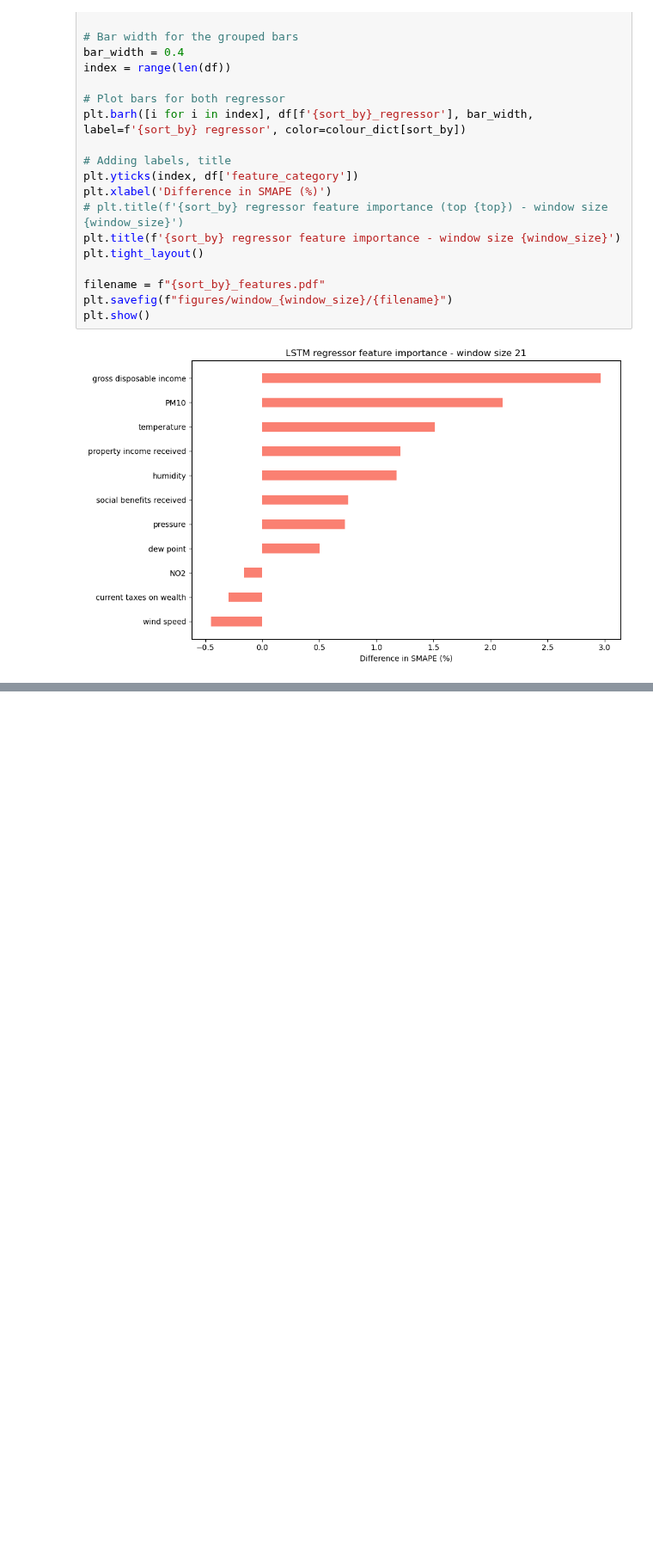
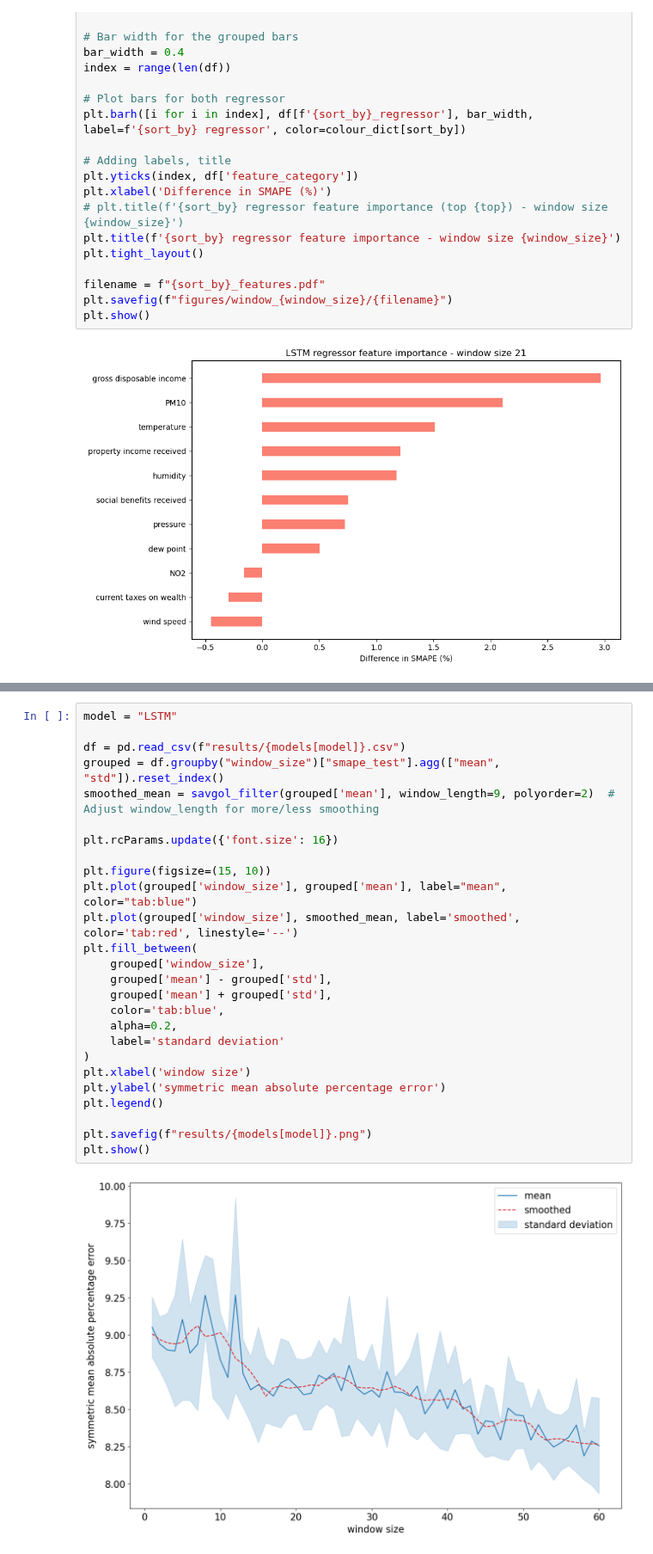
Before and after one commit to michellewl/AQmortality, a Jupyter notebook: mortality_model/regional_regression.ipynb, the cells around one changed output, grey strips where cells are left out. Shown at 86% size. Saved outputs shown, nothing was run; the diff lists cells and outputs as text; blank space fills up the shorter version.

Commit message:
Added code to visualise results of window size sweeps

```diff
--- a/mortality_model/regional_regression.ipynb
+++ b/mortality_model/regional_regression.ipynb
@@ -335,0 +345,28 @@ plt.show()
+# %%
+model = "LSTM"
+
+df = pd.read_csv(f"results/{models[model]}.csv")
+grouped = df.groupby("window_size")["smape_test"].agg(["mean", "std"]).reset_index()
+smoothed_mean = savgol_filter(grouped['mean'], window_length=9, polyorder=2)  # Adjust window_length for more/less smoothing
+
+plt.rcParams.update({'font.size': 16})
+
+plt.figure(figsize=(15, 10))
+plt.plot(grouped['window_size'], grouped['mean'], label="mean", color="tab:blue")
+plt.plot(grouped['window_size'], smoothed_mean, label='smoothed', color='tab:red', linestyle='--')
+plt.fill_between(
+    grouped['window_size'],
+    grouped['mean'] - grouped['std'],
+    grouped['mean'] + grouped['std'],
+    color='tab:blue',
+    alpha=0.2,
+    label='standard deviation'
+)
+plt.xlabel('window size')
+plt.ylabel('symmetric mean absolute percentage error')
+plt.legend()
+
+plt.savefig(f"results/{models[model]}.png")
+plt.show()
+# %% [output]
+[figure, added]
```
Also changed, not shown: parts of 2 cells of this notebook.
